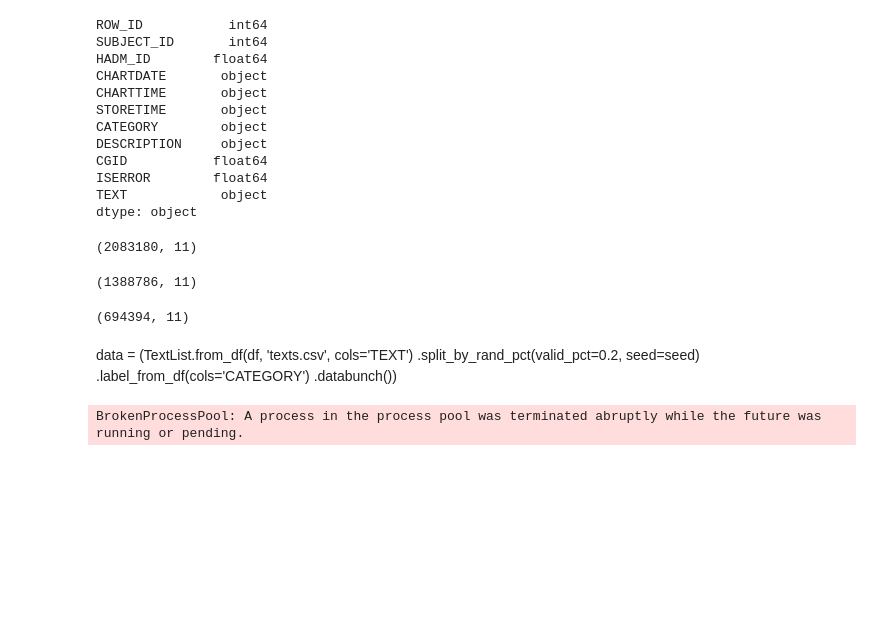
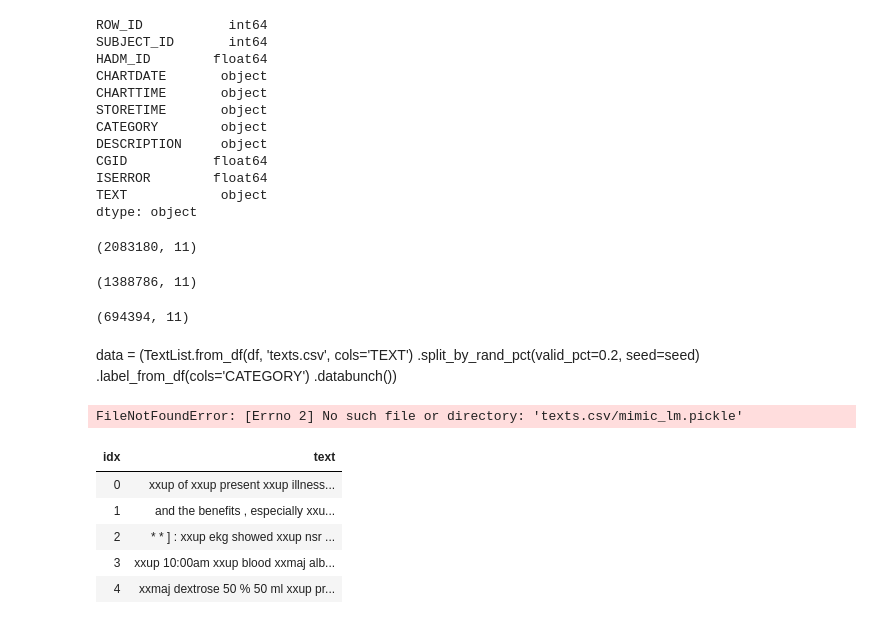
Before and after one commit to magic-lantern/fastai-notes, a Jupyter notebook: mimic_nlp.ipynb, the cells around one changed output. Saved outputs shown, nothing was run; the diff lists cells and outputs as text; code cells hidden in the pictures; blank space fills up the shorter version.

Commit message:
Saving work. Training taking very long; trying to change hardwar to see if time improves

```diff
--- a/mimic_nlp.ipynb
+++ b/mimic_nlp.ipynb
@@ -67,13 +67,19 @@ data = (TextList.from_df(df, 'texts.csv', cols='TEXT')
                 .databunch())
 # %%
 bs=48
-data_lm = (TextList.from_df(df, 'texts.csv', cols='TEXT')
-           #We may have other temp folders that contain text files so we only keep what's in train and test
-            .split_by_rand_pct(0.1)
-           #We randomly split and keep 10% for validation
-            .label_for_lm()
-           #We want to do a language model so we label accordingly
-            .databunch(bs=bs))
-data_lm.save('mimic_lm.pickle')
+
+filename = base_path/'mimic_lm.pickle'
+
+if os.path.isfile(filename):
+    data_lm = load_data(base_path, 'mimic_lm.pickle', bs=bs)
+else:
+    data_lm = (TextList.from_df(df, 'texts.csv', cols='TEXT')
+               #We may have other temp folders that contain text files so we only keep what's in train and test
+               .split_by_rand_pct(0.1)
+               #We randomly split and keep 10% for validation
+               .label_for_lm()
+               #We want to do a language model so we label accordingly
+               .databunch(bs=bs))
+    data_lm.save(base_path/'mimic_lm.pickle')
 # %% [output]
-BrokenProcessPool: A process in the process pool was terminated abruptly while the future was running or pending.
+FileNotFoundError: [Errno 2] No such file or directory: 'texts.csv/mimic_lm.pickle'
@@ -85,0 +97,10 @@ data
+# %%
+# see https://docs.fast.ai/text.transform.html#Tokenizer for details on what various artificial tokens (e.g xxup, xxmaj, etc.) mean
+data_lm.show_batch()
+# %% [output]
+| idx | text |
+| 0 | xxup of xxup present xxup illness... |
+| 1 | and the benefits , especially xxu... |
+| 2 | * * ] : xxup ekg showed xxup nsr ... |
+| 3 | xxup 10:00am xxup blood xxmaj alb... |
+| 4 | xxmaj dextrose 50 % 50 ml xxup pr... |
```
Also changed, not shown: parts of 8 cells of this notebook.
